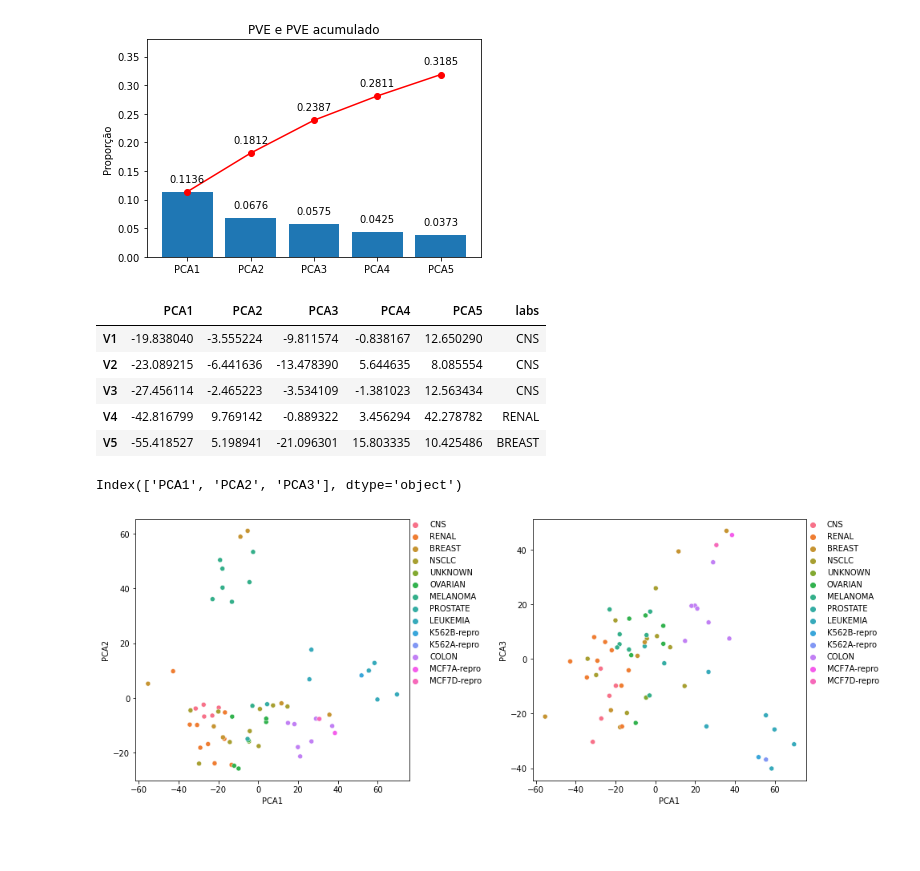
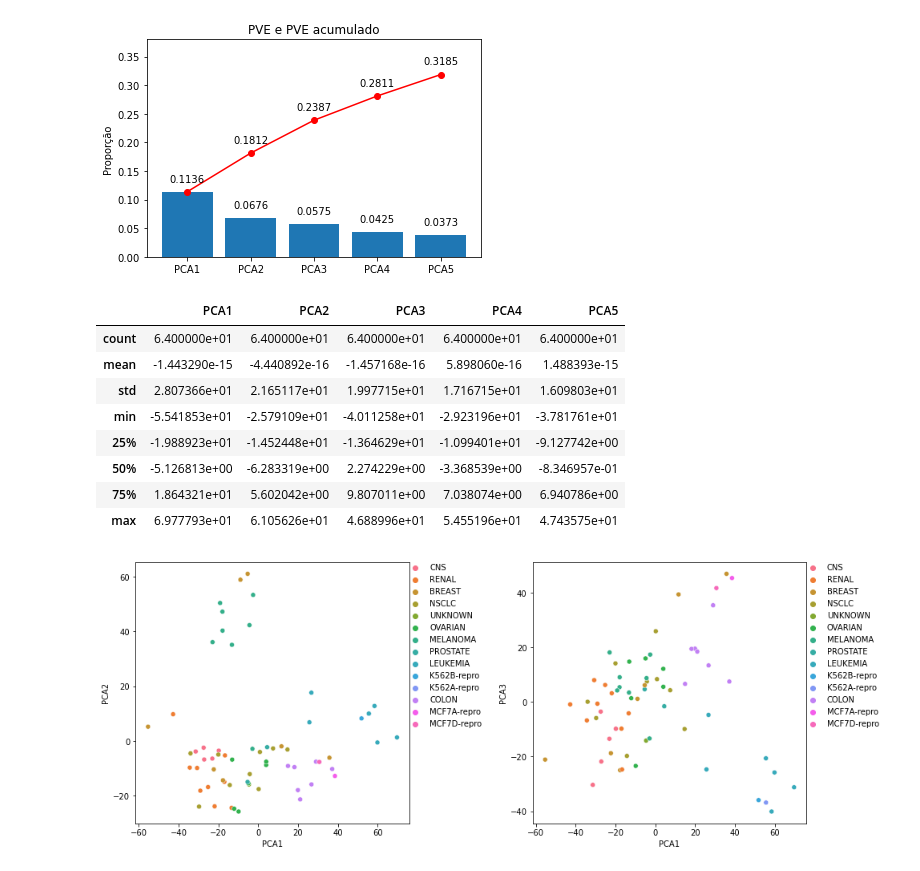
Before and after one commit to guyrux/ISL, a Jupyter notebook: ch10_unsupervised_learning/ch10_01_exercicios.ipynb, the cells around one changed output. Saved outputs shown, nothing was run; the diff lists cells and outputs as text; code cells hidden in the pictures; blank space fills up the shorter version.

```diff
--- a/ch10_unsupervised_learning/ch10_01_exercicios.ipynb
+++ b/ch10_unsupervised_learning/ch10_01_exercicios.ipynb
@@ -197,18 +197,17 @@ plt.ylim([0, .38]);
 # %% [output]
 [figure]
 # %%
-df_scaled_pca.head()
+df_scaled_pca.describe()
 # %% [output]
-|  | PCA1 | PCA2 | PCA3 | PCA4 | PCA5 | labs |
-| V1 | -19.838040 | -3.555224 | -9.811574 | -0.838167 | 12.650290 | CNS |
-| V2 | -23.089215 | -6.441636 | -13.478390 | 5.644635 | 8.085554 | CNS |
-| V3 | -27.456114 | -2.465223 | -3.534109 | -1.381023 | 12.563434 | CNS |
-| V4 | -42.816799 | 9.769142 | -0.889322 | 3.456294 | 42.278782 | RENAL |
-| V5 | -55.418527 | 5.198941 | -21.096301 | 15.803335 | 10.425486 | BREAST |
+|  | PCA1 | PCA2 | PCA3 | PCA4 | PCA5 |
+| count | 6.400000e+01 | 6.400000e+01 | 6.400000e+01 | 6.400000e+01 | 6.400000e+01 |
+| mean | -1.443290e-15 | -4.440892e-16 | -1.457168e-16 | 5.898060e-16 | 1.488393e-15 |
+| std | 2.807366e+01 | 2.165117e+01 | 1.997715e+01 | 1.716715e+01 | 1.609803e+01 |
+| min | -5.541853e+01 | -2.579109e+01 | -4.011258e+01 | -2.923196e+01 | -3.781761e+01 |
+| 25% | -1.988923e+01 | -1.452448e+01 | -1.364629e+01 | -1.099401e+01 | -9.127742e+00 |
+| 50% | -5.126813e+00 | -6.283319e+00 | 2.274229e+00 | -3.368539e+00 | -8.346957e-01 |
+| 75% | 1.864321e+01 | 5.602042e+00 | 9.807011e+00 | 7.038074e+00 | 6.940786e+00 |
+| max | 6.977793e+01 | 6.105626e+01 | 4.688996e+01 | 5.455196e+01 | 4.743575e+01 |
-# %%
-df_scaled_pca.columns[:3]
-# %% [output]
-Index(['PCA1', 'PCA2', 'PCA3'], dtype='object')
 # %%
 sns.set_palette(set_palette)
 sns.axes_style(axes_style)
```
